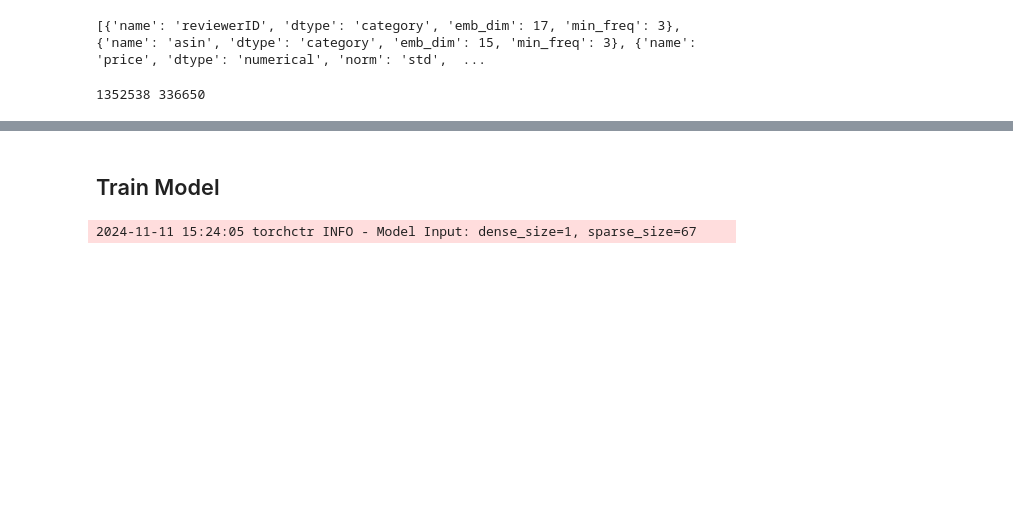
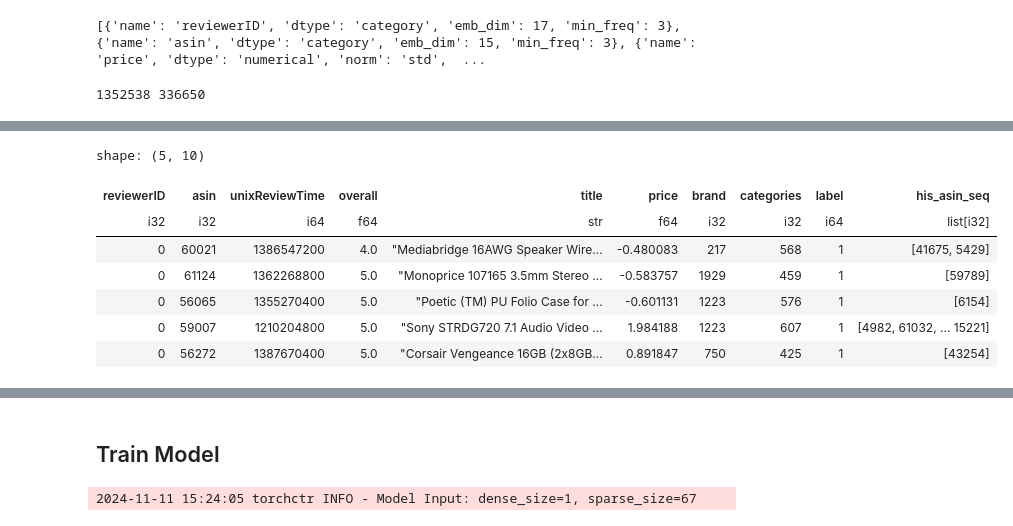
Before and after one commit to xiahouzuoxin/torchctr, a Jupyter notebook: examples/train_amazon_hf_dataset.ipynb, the cells around one changed output, grey strips where cells are left out. Drawn from its saved outputs; the diff is of its cells as text; code cells hidden in the pictures; blank space fills up the shorter version.

Commit message:
break changes on FeatureTransform, add API like sklearn

```diff
--- a/examples/train_amazon_hf_dataset.ipynb
+++ b/examples/train_amazon_hf_dataset.ipynb
@@ -120,8 +127,14 @@ print(len(df_train), len(df_test))
+# %%
+# to pl.DataFrame
+import polars as pl
+
+df_train = pl.from_pandas(df_train)
+df_test = pl.from_pandas(df_test)
 # %%
 from torchctr.dataset import FeatureTransformer
 
 transformer = FeatureTransformer(feat_configs, category_dynamic_vocab=True, category_min_freq=3, verbose=True)
 
-df_train = transformer.transform(df_train, is_train=True, n_jobs=4)
-df_test = transformer.transform(df_test, is_train=False, n_jobs=4)
+df_train = transformer.fit_transform(df_train, is_train=True, n_jobs=4)
+df_test = transformer.transform(df_test, n_jobs=4)
 # %% [output]
@@ -145,3 +158,14 @@ df_test = transformer.transform(df_test, is_train=False, n_jobs=4)
+# %%
+df_test.head()
+# %% [output]
+shape: (5, 10)
+| reviewerID | asin | unixReviewTime | overall | title | price | brand | categories | label | his_asin_seq |
+| i32 | i32 | i64 | f64 | str | f64 | i32 | i32 | i64 | list[i32] |
+| 0 | 60021 | 1386547200 | 4.0 | "Mediabridge 16AWG Speaker Wire… | -0.480083 | 217 | 568 | 1 | [41675, 5429] |
+| 0 | 61124 | 1362268800 | 5.0 | "Monoprice 107165 3.5mm Stereo … | -0.583757 | 1929 | 459 | 1 | [59789] |
+| 0 | 56065 | 1355270400 | 5.0 | "Poetic (TM) PU Folio Case for … | -0.601131 | 1223 | 576 | 1 | [6154] |
+| 0 | 59007 | 1210204800 | 5.0 | "Sony STRDG720 7.1 Audio Video … | 1.984188 | 1223 | 607 | 1 | [4982, 61032, … 15221] |
+| 0 | 56272 | 1387670400 | 5.0 | "Corsair Vengeance 16GB (2x8GB… | 0.891847 | 750 | 425 | 1 | [43254] |
 # %%
 from datasets import Dataset
 
```
Also changed, not shown: parts of 4 cells of this notebook, 3 other files.
